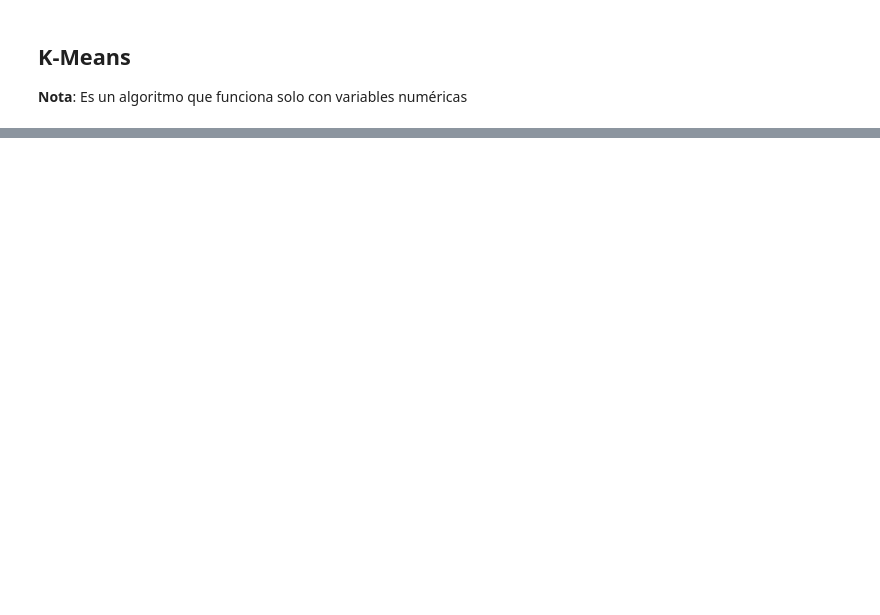
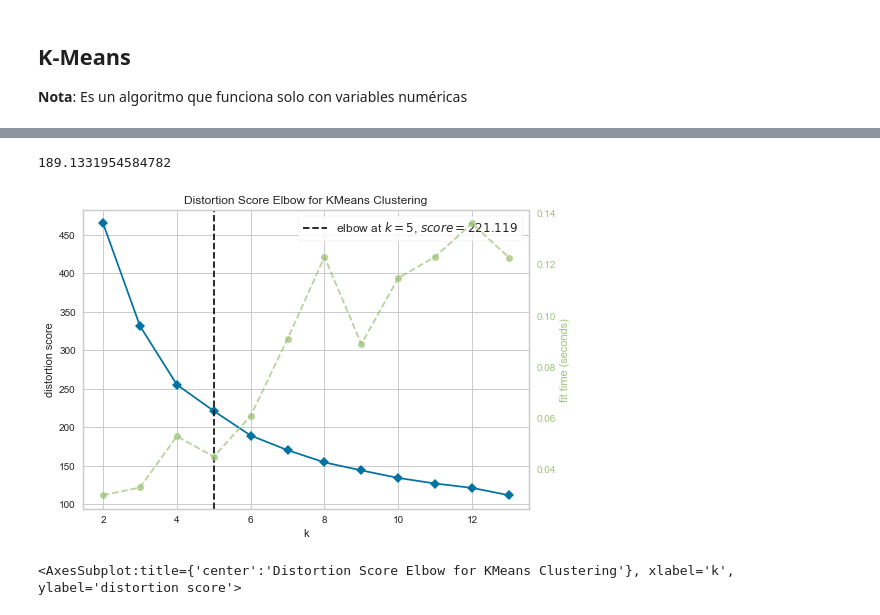
Before and after one commit to agucitri/DS-ONLINE-76, a Jupyter notebook: k_means.ipynb, the cells around one changed output, grey strips where cells are left out. Drawn from its saved outputs; the diff is of its cells as text; code cells hidden in the pictures; blank space fills up the shorter version.

Commit message:
[UPDATE] notebook de kmeans

```diff
--- a/k_means.ipynb
+++ b/k_means.ipynb
@@ -60,3 +86,10 @@ mglearn.plots.plot_kmeans_algorithm()
 * Escalar los datos numericos
 # %%
 cols_to_drop = ["model_year", "origin", "name"]
+
+auto.drop(labels=cols_to_drop, axis=1, inplace=True)
+# %%
+imputer = SimpleImputer(strategy="median")
+
+auto = pd.DataFrame(imputer.fit_transform(auto), columns=auto.columns)
+auto.head()
@@ -63,3 +108,9 @@ cols_to_drop = ["model_year", "origin", "name"]
+# %%
+# Escalar los datos
+
+scaler = RobustScaler()
+# %%
+auto = pd.DataFrame(scaler.fit_transform(auto), columns=auto.columns)
 # %% [markdown]
 ## K-Means
 
@@ -66,0 +137,13 @@ cols_to_drop = ["model_year", "origin", "name"]
+# %%
+kmeans.inertia_
+# %% [output]
+189.1331954584782
+# %%
+kmeans = KMeans()
+
+visualizer = KElbowVisualizer(estimator=kmeans, k=(2, 14))
+visualizer.fit(auto)
+visualizer.show()
+# %% [output]
+[figure, added]
+<AxesSubplot:title={'center':'Distortion Score Elbow for KMeans Clustering'}, xlabel='k', ylabel='distortion score'>
```
Also changed, not shown: parts of 21 cells of this notebook.
